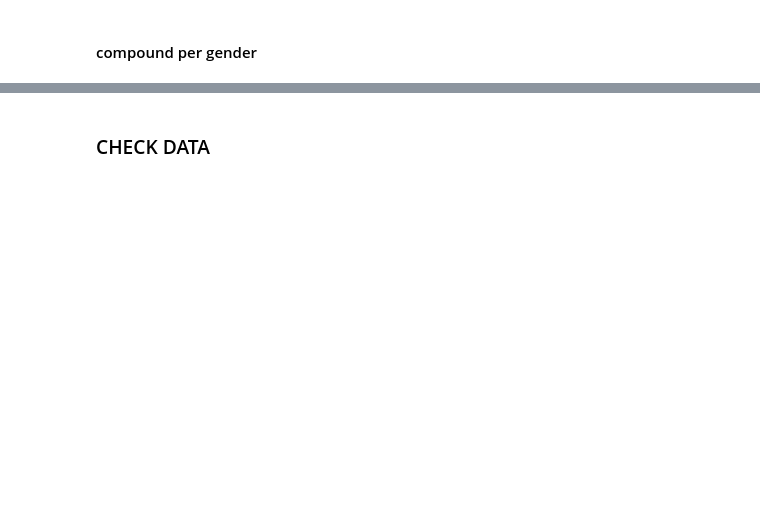
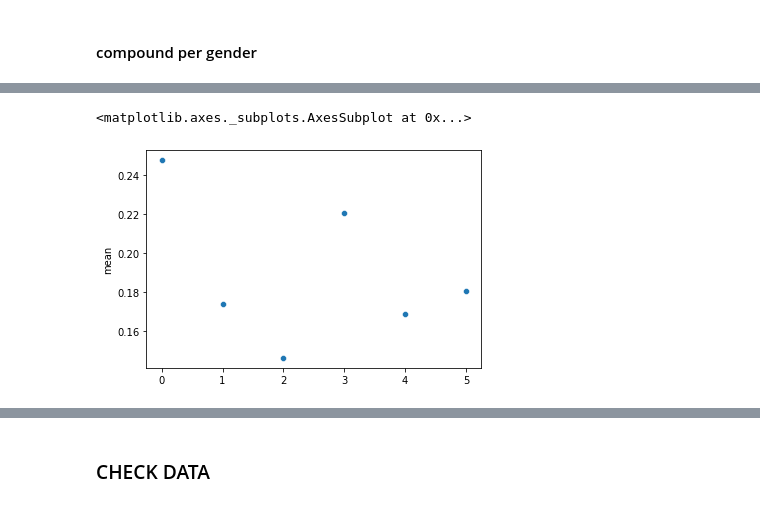
Before and after one commit to epfl-ada/ada-2021-project-adacadabras, a Jupyter notebook: data_processing.ipynb, the cells around one changed output, grey strips where cells are left out. Drawn from its saved outputs; the diff is of its cells as text; code cells hidden in the pictures; blank space fills up the shorter version.

```diff
--- a/data_processing.ipynb
+++ b/data_processing.ipynb
@@ -600,0 +704,7 @@ a,b
+# %%
+year = 2015
+data_path = path_quote_women.format(year)
+data_path = data_path[:-9] + '_sentiment_age' + data_path[-9:]
+a = pd.read_json(data_path[:-9] + '_compounds_per_gender_age_8_3' + data_path[-9:], lines=True)
+b = pd.read_json(data_path[:-9] + '_compounds_per_gender_age_sentiment_8_3' + data_path[-9:], lines=True)
+a,b
@@ -600,0 +729,4 @@ a,b
+# %%
+import seaborn as sns
+c = a.set_index(['gender', 'age_cat'])
+c
@@ -600,0 +742,6 @@ a,b
+# %%
+sns.scatterplot(x=a.index, y=a['mean'])
+sns.scatterplot()
+# %% [output]
+<matplotlib.axes._subplots.AxesSubplot at 0x...>
+[figure, added]
```
Also changed, not shown: parts of 11 cells of this notebook, 2 other files.
